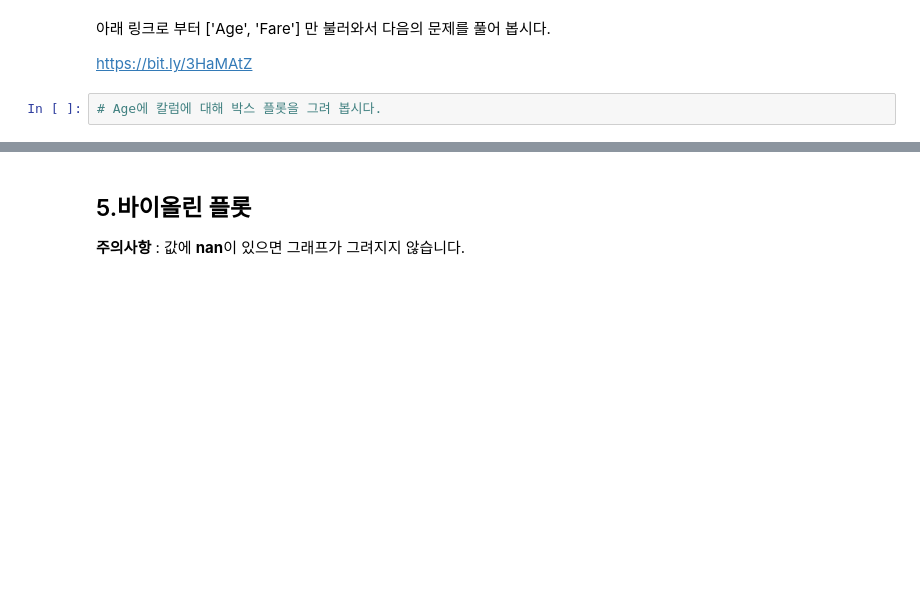
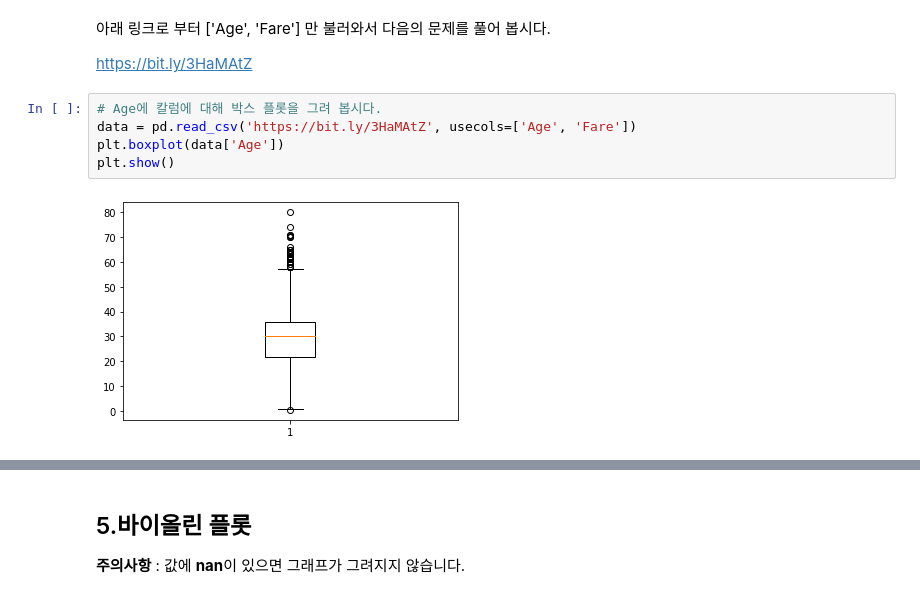
Before and after one commit to ringolove/aivle2201, a Jupyter notebook: python_visualization/04과 단변량분석_숫자형변수_시각화.ipynb, the cells around one changed output, grey strips where cells are left out. Drawn from its saved outputs; the diff is of its cells as text; blank space fills up the shorter version.

```diff
--- a/python_visualization/04과 단변량분석_숫자형변수_시각화.ipynb
+++ b/python_visualization/04과 단변량분석_숫자형변수_시각화.ipynb
@@ -192,5 +208,10 @@ print(box1['whiskers'][1].get_ydata()) # 위쪽 수염의 min, max
 https://bit.ly/3HaMAtZ
 # %%
 # Age에 칼럼에 대해 박스 플롯을 그려 봅시다.
+data = pd.read_csv('https://bit.ly/3HaMAtZ', usecols=['Age', 'Fare'])
+plt.boxplot(data['Age'])
+plt.show()
+# %% [output]
+[figure, added]
 # %%
 # 박스 플롯을 옆으로 그려 봅시다.
```
Also changed, not shown: parts of 21 cells of this notebook, 2 other files.
